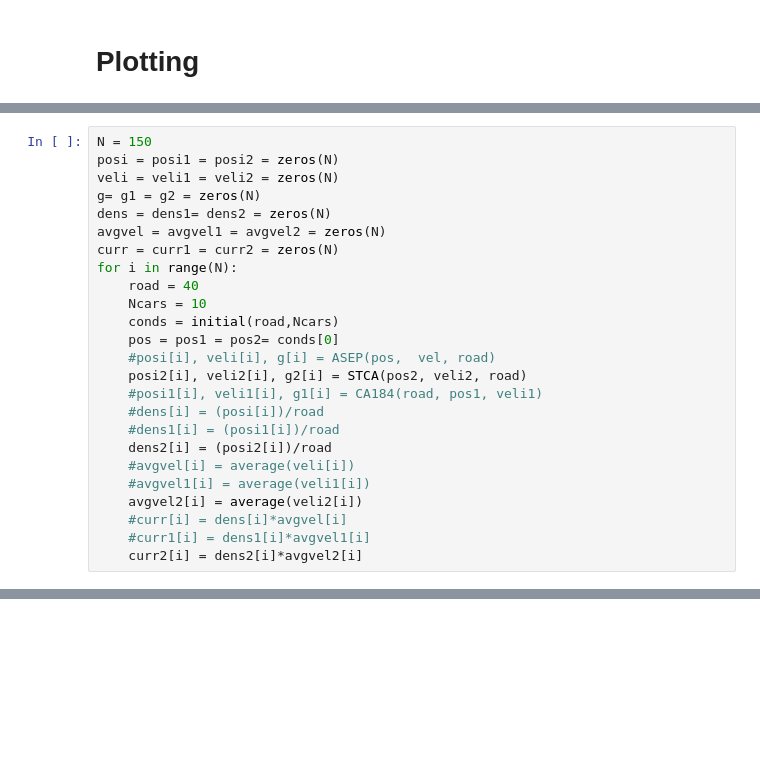
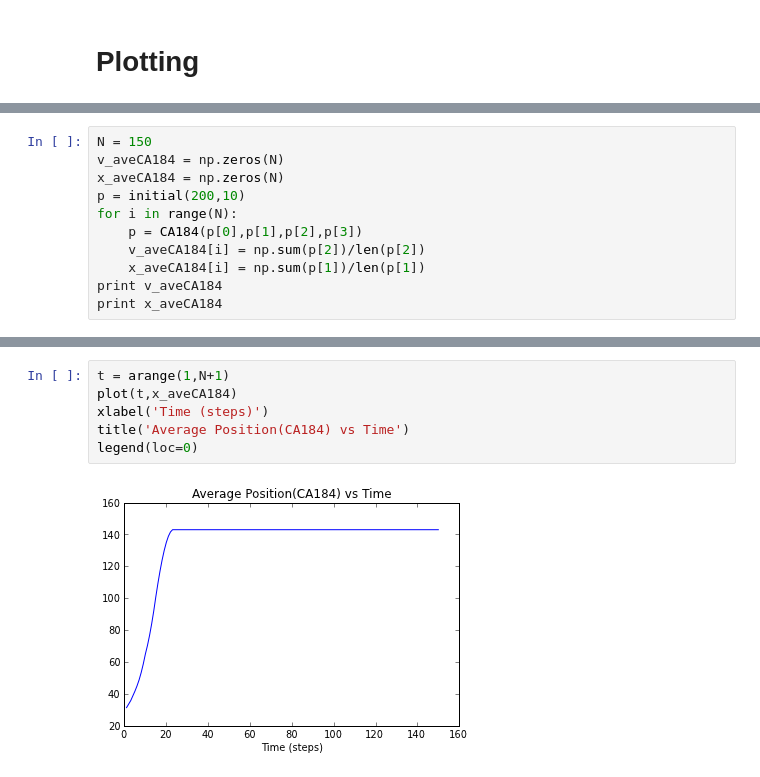
Before and after one commit to aalittlephys202/PHYS202-S13, a Jupyter notebook: Project/Traffic Flow.ipynb, the cells around one changed output, grey strips where cells are left out. Cells and saved outputs as stored; diff of their text form; blank space fills up the shorter version.

```diff
--- a/Project/Traffic Flow.ipynb
+++ b/Project/Traffic Flow.ipynb
@@ -274,25 +213,0 @@ IndexError: index out of bounds
-# %%
-N = 150
-posi = posi1 = posi2 = zeros(N)
-veli = veli1 = veli2 = zeros(N)
-g= g1 = g2 = zeros(N)
-dens = dens1= dens2 = zeros(N)
-avgvel = avgvel1 = avgvel2 = zeros(N)
-curr = curr1 = curr2 = zeros(N)
-for i in range(N):
-    road = 40
-    Ncars = 10
-    conds = initial(road,Ncars)
-    pos = pos1 = pos2= conds[0]
-    #posi[i], veli[i], g[i] = ASEP(pos,  vel, road)
-    posi2[i], veli2[i], g2[i] = STCA(pos2, veli2, road)
-    #posi1[i], veli1[i], g1[i] = CA184(road, pos1, veli1)
-    #dens[i] = (posi[i])/road
-    #dens1[i] = (posi1[i])/road
-    dens2[i] = (posi2[i])/road
-    #avgvel[i] = average(veli[i])
-    #avgvel1[i] = average(veli1[i])
-    avgvel2[i] = average(veli2[i])
-    #curr[i] = dens[i]*avgvel[i]
-    #curr1[i] = dens1[i]*avgvel1[i]
-    curr2[i] = dens2[i]*avgvel2[i]
@@ -312,0 +216,11 @@ print STCA(pos2, veli2,road)[1]
+# %%
+N = 150
+v_aveCA184 = np.zeros(N)
+x_aveCA184 = np.zeros(N)
+p = initial(200,10)
+for i in range(N):
+    p = CA184(p[0],p[1],p[2],p[3])
+    v_aveCA184[i] = np.sum(p[2])/len(p[2])
+    x_aveCA184[i] = np.sum(p[1])/len(p[1])
+print v_aveCA184
+print x_aveCA184
@@ -312,0 +245,8 @@ print STCA(pos2, veli2,road)[1]
+# %%
+t = arange(1,N+1)
+plot(t,x_aveCA184)
+xlabel('Time (steps)')
+title('Average Position(CA184) vs Time')
+legend(loc=0)
+# %% [output]
+[figure, added]
```
Also changed, not shown: parts of 49 cells of this notebook.
